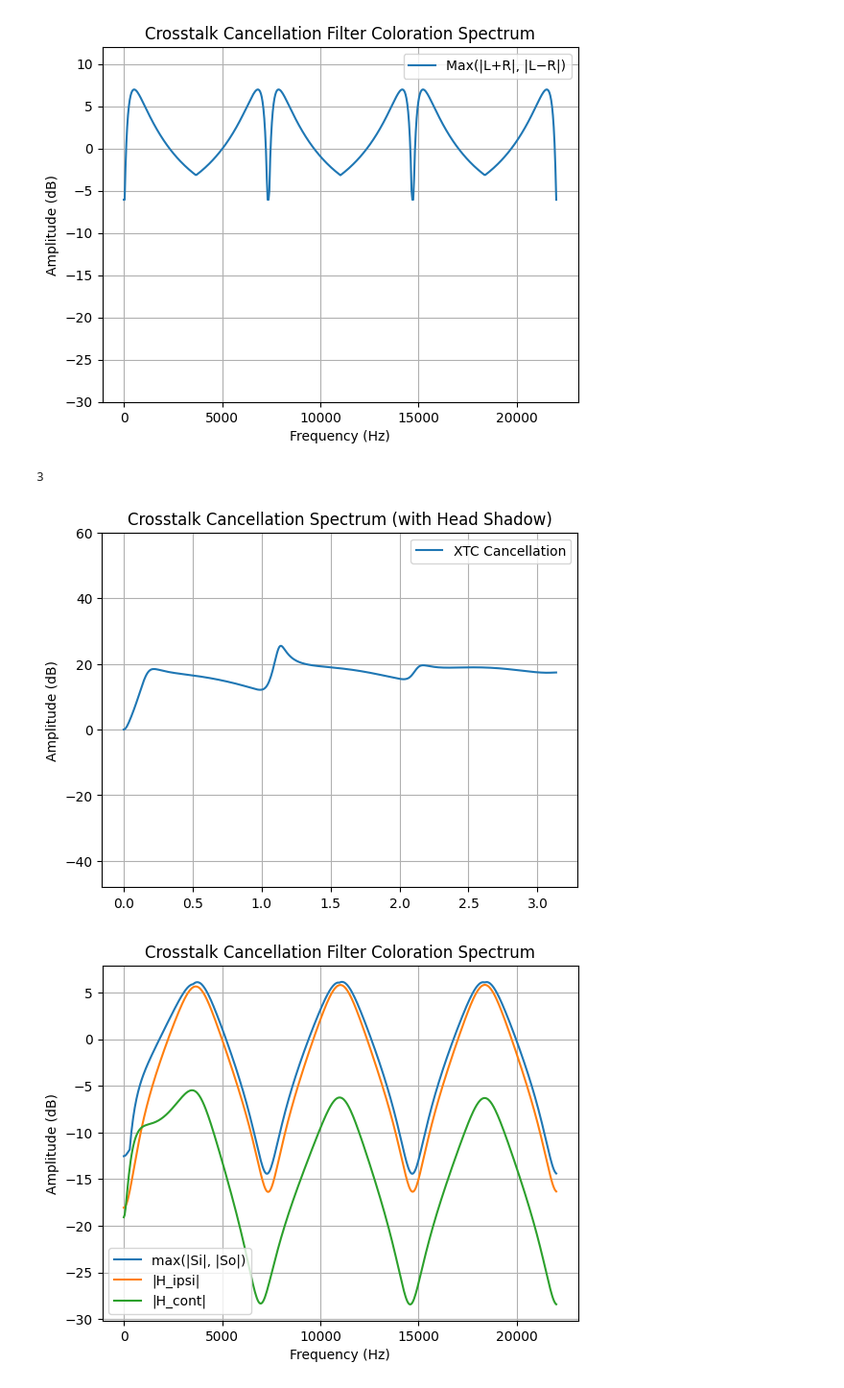
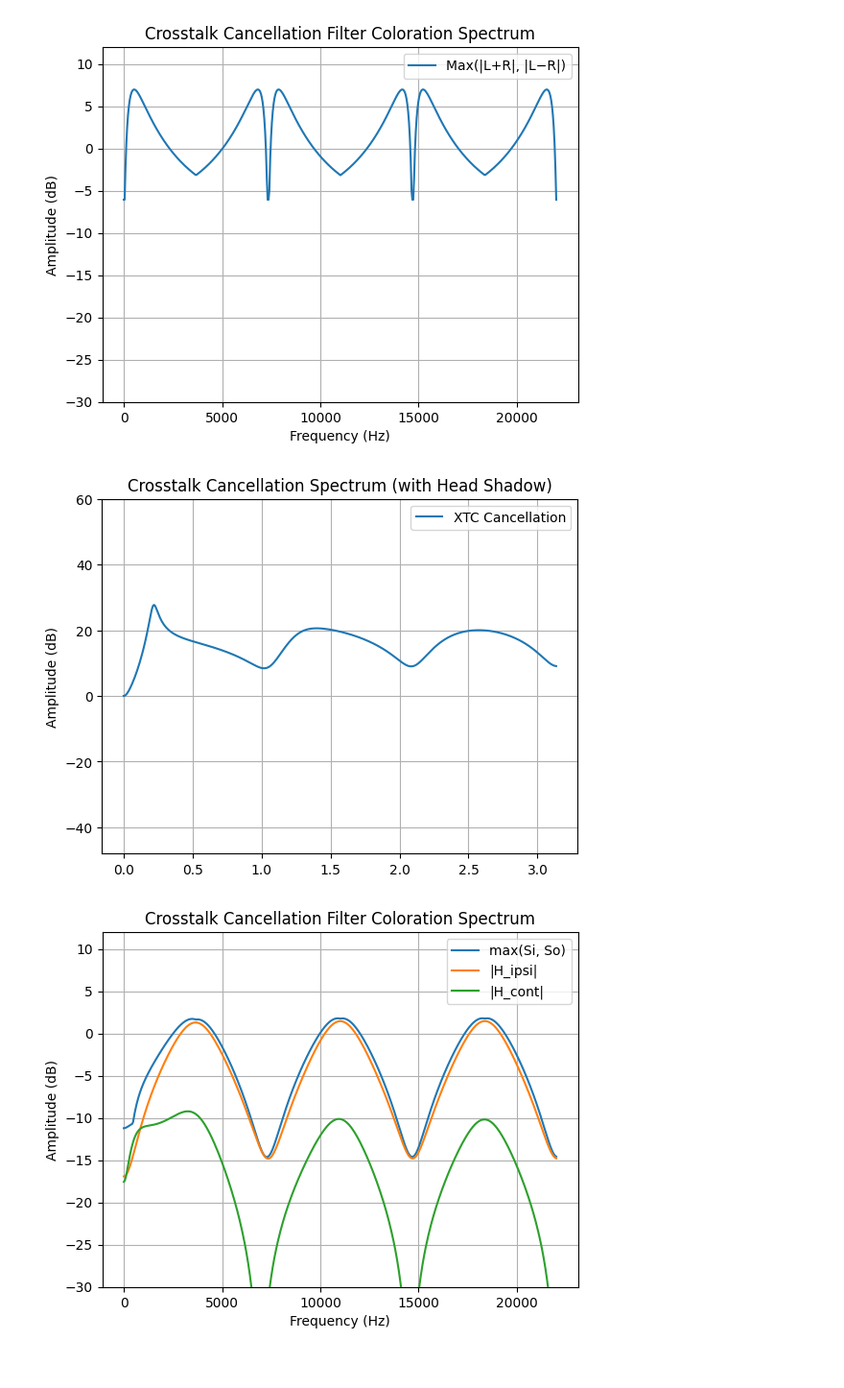
Before and after one commit to kweiwen/pitki, a Jupyter notebook: hrtf/IIR Implementation.ipynb, the cells around one changed output. Shown: that part at 96% size. Drawn from its saved outputs; the diff is of its cells as text; code cells hidden in the pictures.

```diff
--- a/hrtf/IIR Implementation.ipynb
+++ b/hrtf/IIR Implementation.ipynb
@@ -225,7 +225,7 @@ analysis_coloration(b_ipsi, b_cont, a, sample_rate)
 [figure]
 # %%
 g = 0.985
-beta = 0.5
+beta = 0.8
 tau = 3  # e.g., 3 samples ≈ 68us @ 44.1kHz
 sample_rate = 44100
 # %%
@@ -238,8 +238,6 @@ def convolve_all(*args):
 def generate_hs_filter_coeffs(g, beta, tau, N, D):
     offset = 5 # order of cascade 1st order filter for 4 times!
     size = 4 * tau + offset  # total length required
-
-    print(tau)
 
     # conjugate
     n = N[::-1]
@@ -317,39 +315,39 @@ def analysis_coloration(b_ipsi, b_cont, a, sample_rate):
     - b_ipsi: numerator coefficients of ipsilateral filter
     - b_cont: numerator coefficients of contralateral filter
     - a: denominator coefficients (shared by both filters)
     - sample_rate: sampling rate in Hz
     """
     w, h_ipsi = signal.freqz(b_ipsi, a, fs=sample_rate)
     w, h_cont = signal.freqz(b_cont, a, fs=sample_rate)
 
     si = np.abs(h_ipsi + h_cont)
     so = np.abs(h_ipsi - h_cont)
 
     plt.title('Crosstalk Cancellation Filter Coloration Spectrum')
-    plt.plot(w, 20 * np.log10(np.maximum(si, so)), label='max(|Si|, |So|)')
-    plt.plot(w, 20 * np.log10(h_ipsi), label='|H_ipsi|')
-    plt.plot(w, 20 * np.log10(h_cont), label='|H_cont|')
-    # plt.ylim(-48, 12)
+    plt.plot(w, 20 * np.log10(np.maximum(si, so)), label='max(Si, So)')
+    plt.plot(w, 20 * np.log10(np.abs(h_ipsi)), label='|H_ipsi|')
+    plt.plot(w, 20 * np.log10(np.abs(h_cont)), label='|H_cont|')
+    plt.ylim(-30, 12)
     plt.legend()
     plt.grid()
     plt.xlabel("Frequency (Hz)")
     plt.ylabel("Amplitude (dB)")
     plt.show()
 
+# cont: [0.6096938775510208, -0.44642857142857173] [1, -0.8367346938775511]
 # ipsi: [1.4821428571428572, -1.3188775510204085] [1, -0.8367346938775511]
-# cont: [0.6096938775510208, -0.44642857142857173] [1, -0.8367346938775511]
+
+cont = [0.6096938775510208, -0.44642857142857173]
 ipsi = [1.4821428571428572, -1.3188775510204085]
-cont = [0.6096938775510208, -0.44642857142857173]
 Num = cont
 Den = ipsi
 
 # Num = [1.0, 0.0]
 # Den = [1.0, 0.0]
 
 b_ipsi, b_cont, a = generate_hs_filter_coeffs(g, beta, tau, Num, Den)
 analysis_cancellation(b_ipsi, b_cont, a, Num, Den, g, tau)
 analysis_coloration(b_ipsi, b_cont, a, sample_rate)
 # %% [output]
-3
-[figure, old version]
+[figure, new version]
-[figure, old version]
+[figure, new version]
```
